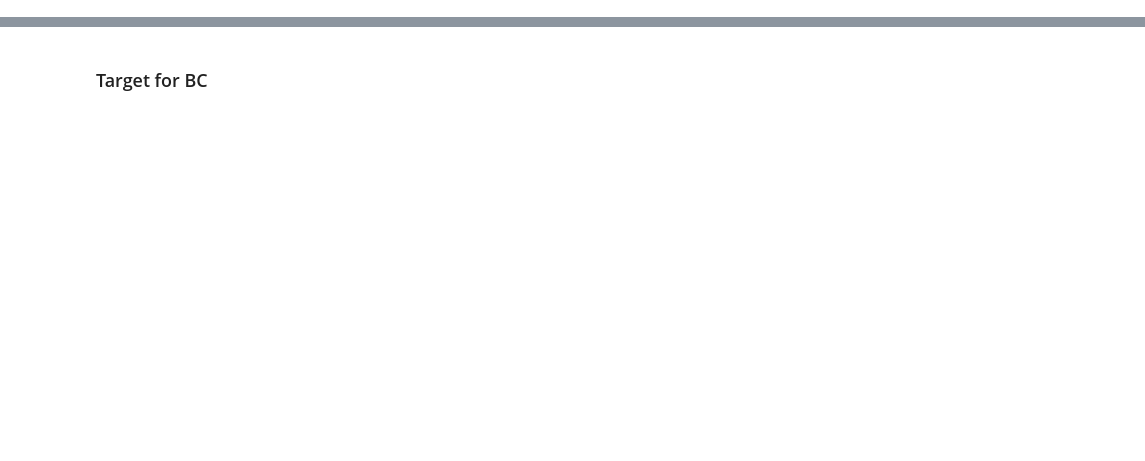
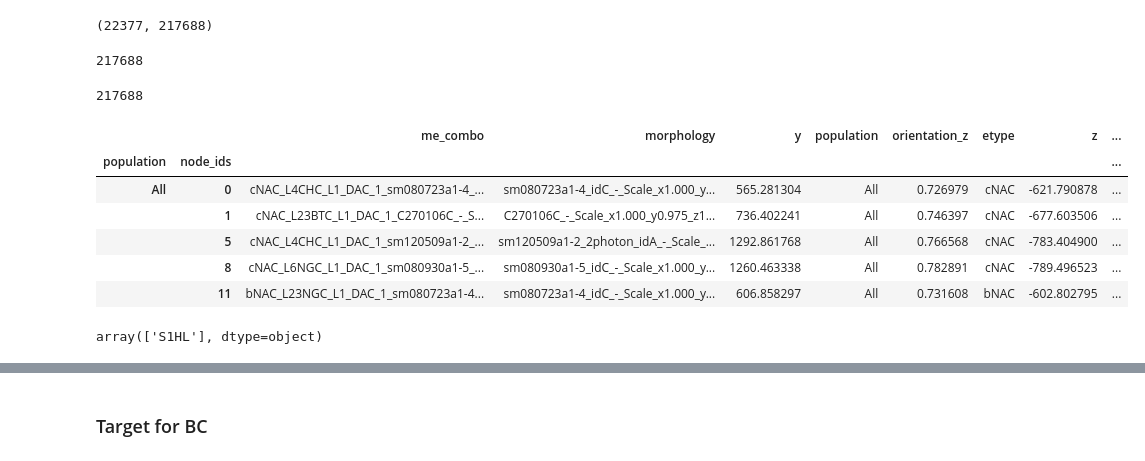
Before and after one commit to BlueBrain/MultiscaleRun, a Jupyter notebook: bluepy_prep4circuit/get_gids_lists.ipynb, the cells around one changed output, grey strips where cells are left out. Drawn from its saved outputs; the diff is of its cells as text; code cells hidden in the pictures; blank space fills up the shorter version.

```diff
--- a/bluepy_prep4circuit/get_gids_lists.ipynb
+++ b/bluepy_prep4circuit/get_gids_lists.ipynb
@@ -2529,0 +23,4 @@ pd.Series(mc2_L6_ids).to_csv(mc2_L6_f, sep="\t", index=False, header=None)
+# %%
+c = Circuit(
+    "/gpfs/bbp.cscs.ch/project/proj137/NGVCircuits/rat_sscx_S1HL/V6/data/base_circuit/circuit_config.json"
+)
@@ -2529,0 +47,35 @@ pd.Series(mc2_L6_ids).to_csv(mc2_L6_f, sep="\t", index=False, header=None)
+# %%
+# Jean data:
+
+jean_dir = "/gpfs/bbp.cscs.ch/project/proj137/NGVCircuits/rat_sscx_S1HL/V6/data/"
+
+astro_ids = np.load(jean_dir + "overlapp_vasc_glial_id_with_endfeet.npy")
+neuroNGV_ids = np.load(jean_dir + "neuron_id_connected_with_glia.npy")
+
+len(astro_ids),len(neuroNGV_ids)
+# %% [output]
+(22377, 217688)
+# %%
+len(neuroNGV_ids)
+# %% [output]
+217688
+# %%
+neuroNGV_df = c.nodes.get(neuroNGV_ids)
+print(len(neuroNGV_df))
+
+neuroNGV_df.head()
+# %% [output]
+217688
+|  |  | me_combo | morphology | y | population | orientation_z | etype | z | ... |
+| population | node_ids |  |  |  |  |  |  |  | ... |
+| All | 0 | cNAC_L4CHC_L1_DAC_1_sm080723a1-4_... | sm080723a1-4_idC_-_Scale_x1.000_y... | 565.281304 | All | 0.726979 | cNAC | -621.790878 | ... |
+|  | 1 | cNAC_L23BTC_L1_DAC_1_C270106C_-_S... | C270106C_-_Scale_x1.000_y0.975_z1... | 736.402241 | All | 0.746397 | cNAC | -677.603506 | ... |
+|  | 5 | cNAC_L4CHC_L1_DAC_1_sm120509a1-2_... | sm120509a1-2_2photon_idA_-_Scale_... | 1292.861768 | All | 0.766568 | cNAC | -783.404900 | ... |
+|  | 8 | cNAC_L6NGC_L1_DAC_1_sm080930a1-5_... | sm080930a1-5_idC_-_Scale_x1.000_y... | 1260.463338 | All | 0.782891 | cNAC | -789.496523 | ... |
+|  | 11 | bNAC_L23NGC_L1_DAC_1_sm080723a1-4... | sm080723a1-4_idC_-_Scale_x1.000_y... | 606.858297 | All | 0.731608 | bNAC | -602.802795 | ... |
+# %%
+# check: should be only S1HL
+
+neuroNGV_df.region.unique()
+# %% [output]
+array(['S1HL'], dtype=object)
```
Also changed, not shown: parts of 58 cells of this notebook, 19 other files.
